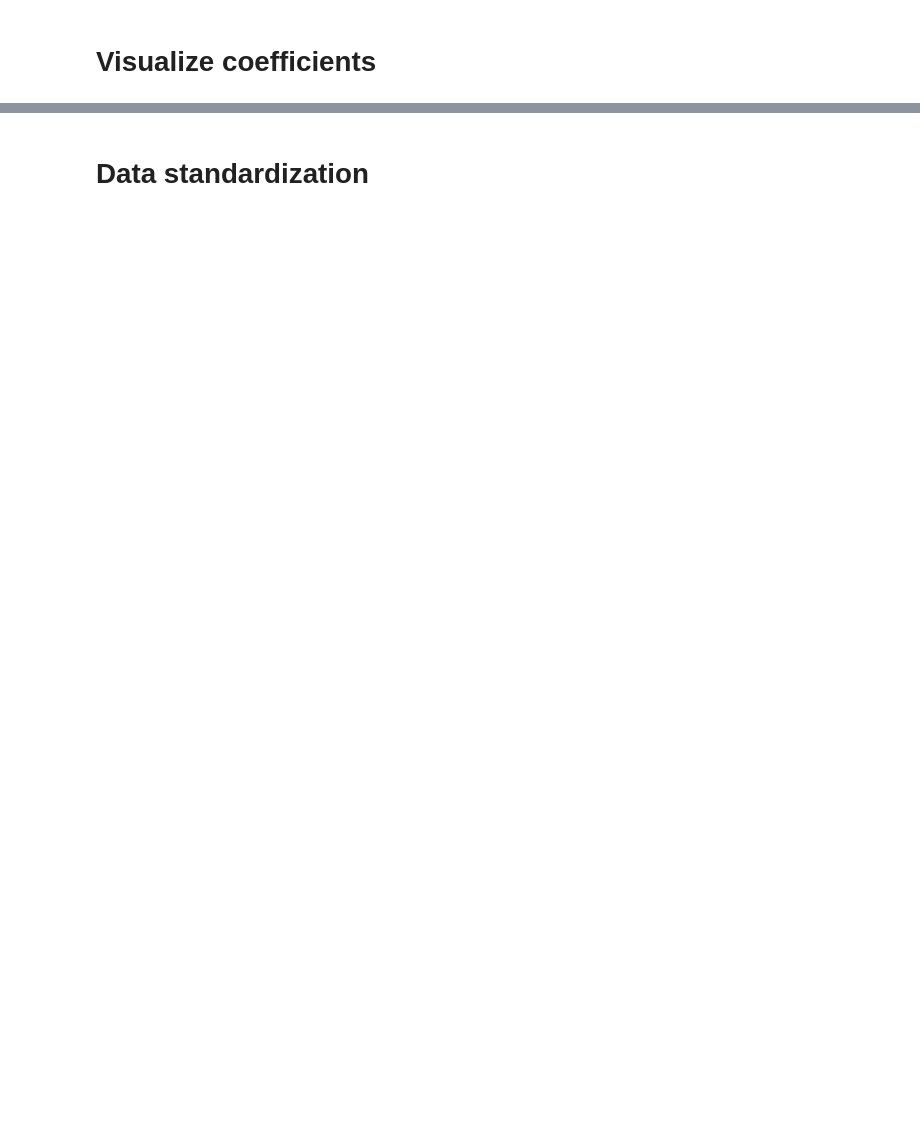
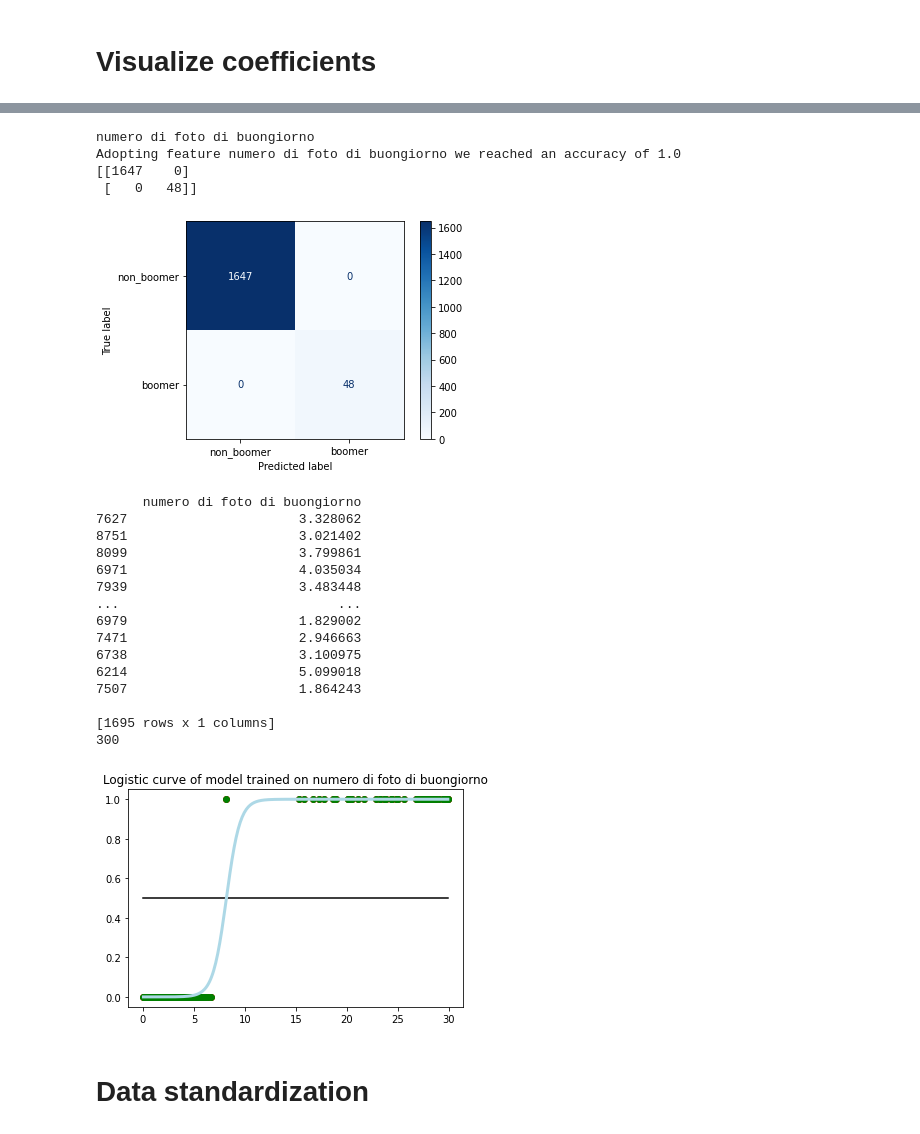
Before and after one commit to lorenzo-stacchio/Big_Data_Course_Rimini_2021, a Jupyter notebook: class_3/explorative_analysis.ipynb, the cells around one changed output, grey strips where cells are left out. Drawn from its saved outputs; the diff is of its cells as text; code cells hidden in the pictures; blank space fills up the shorter version.

Commit message:
Update explorative_analysis.ipynb
Bug fix and nice logistic representation

```diff
--- a/class_3/explorative_analysis.ipynb
+++ b/class_3/explorative_analysis.ipynb
@@ -152,3 +125,63 @@ TypeError: int() argument must be a string, a bytes-like object or a number, not
+# %%
+feature = "numero di foto di buongiorno"
+print(feature)
+values_range = (0,30)
+#df_boomer_non_boomer = df_boomer_non_boomer[df_boomer_non_boomer[feature]>=values_range[0]][df_boomer_non_boomer[feature]<=values_range[1]]
+
+X = pd.DataFrame(df_boomer_non_boomer[feature])
+y = pd.DataFrame(df_boomer_non_boomer["boomer"])
+model = LogisticRegression()
+X_train, X_test, y_train, y_test = train_test_split(X, y, test_size=0.33, random_state=random_state)
+#print(y_test["boomer"].value_counts())
+model.fit(X_train, y_train)
+score = model.score(X_test, y_test)
+print("Adopting feature \033[1m%s\033[0m we reached an accuracy of \033[1m%s\033[0m" %(feature,score))
+y_pred  = model.predict(X_test)
+# CONFUSION MATRIX
+cf_matrix = confusion_matrix(y_test, y_pred)
+print(cf_matrix)
+plot_confusion_matrix(model, X_test, y_test,display_labels=["non_boomer","boomer"],
+                             cmap=plt.cm.Blues)
+plt.show()
+plt.clf()
+plt.scatter(X_test[feature], y_test["boomer"], color="red")
+predictions = model.predict(X_test)
+plt.title("Predictions of model trained on %s" % feature)
+plt.scatter(X_test, predictions, color='green')
+#plt.show()
+# plot logistic regression
+#plt.clf()
+# print(np.array(X_test[feature]).reshape(-1, 1).size)
+print(X_test)
+X_test = np.linspace(min(X_test[feature]), max(X_test[feature]), 300)
+loss = expit(np.array(X_test) * model.coef_ + model.intercept_).ravel()
+print(len(loss))
+plt.plot(X_test, [0.5]*len(X_test), 'black')  # solid green
+plt.plot(X_test, loss, color='lightblue', linewidth=3)
+plt.title("Logistic curve of model trained on %s" % feature)
+plt.show()
+# %% [output]
+numero di foto di buongiorno
+Adopting feature numero di foto di buongiorno we reached an accuracy of 1.0
+[[1647    0]
+ [   0   48]]
+[figure, added]
+      numero di foto di buongiorno
+7627                      3.328062
+8751                      3.021402
+8099                      3.799861
+6971                      4.035034
+7939                      3.483448
+...                            ...
+6979                      1.829002
+7471                      2.946663
+6738                      3.100975
+6214                      5.099018
+7507                      1.864243
+
+[1695 rows x 1 columns]
+300
+[figure, added]
 # %% [markdown]
 # Data standardization
 # %%
```
Also changed, not shown: parts of 8 cells of this notebook.
